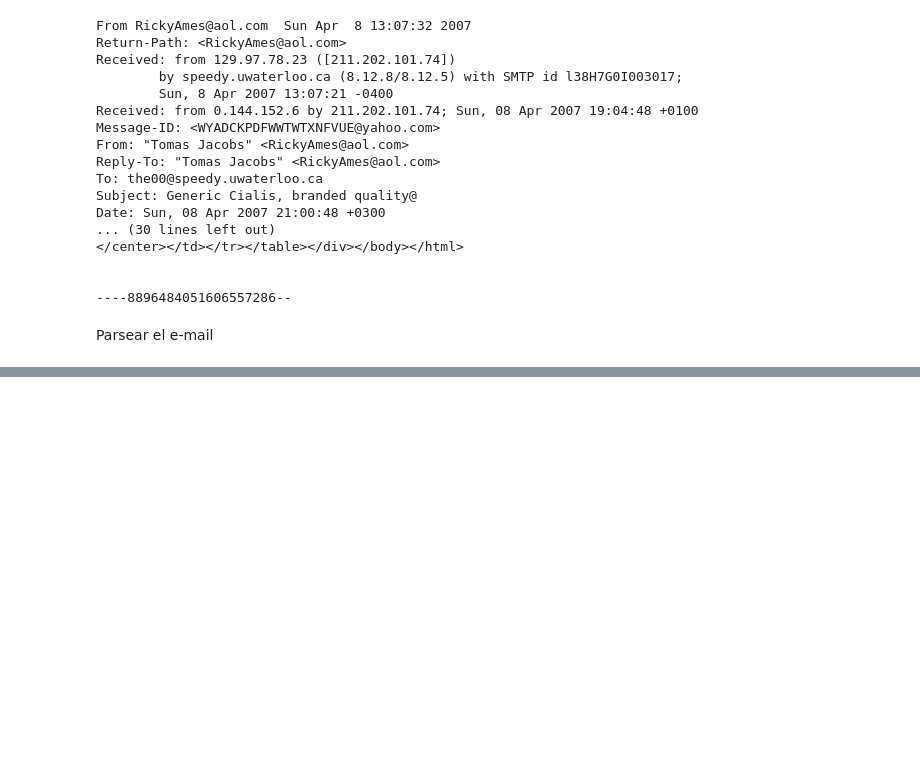
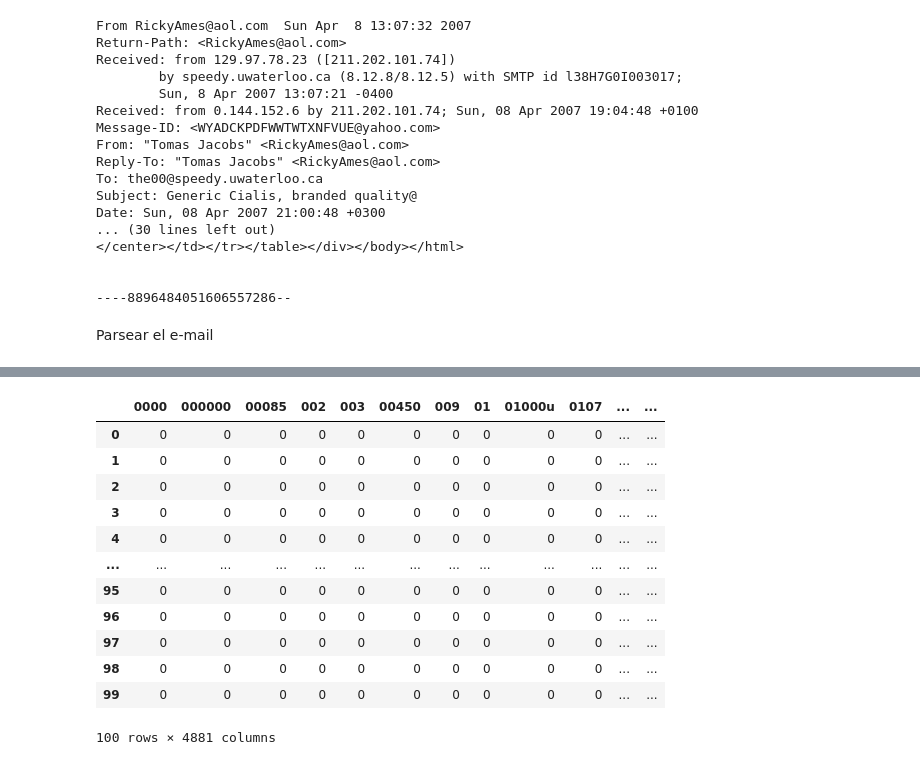
Before and after one commit to Luishernan5/Ejercicios_jupyter, a Jupyter notebook: 05_Regresion_Logistica.ipynb, the cells around one changed output, grey strips where cells are left out. Cells and saved outputs as stored; diff of their text form; code cells hidden in the pictures; blank space fills up the shorter version.

Commit message:
Actualizacion Ejercicio 5 Regresion

```diff
--- a/05_Regresion_Logistica.ipynb
+++ b/05_Regresion_Logistica.ipynb
@@ -140,0 +282,8 @@ ValueError: empty separator
+# %%
+from sklearn.preprocessing import OneHotEncoder
+
+prep_email = [[w] for w in mail['subject'] + mail['body']]
+enc = OneHotEncoder(handle_unknown='ignore')
+x = enc.fit_transform(prep_email)
+print("Feactures: \n", enc.get_feature_names_out())
+print("\nValues:\n", x.toarray())
@@ -140,0 +310,11 @@ ValueError: empty separator
+# %%
+def create_prep_dataset(index_path, n_elements):
+    x = []
+    y = []
+    indexes = parse_index(index_path, n_elements)
+    for i in range(n_elements):
+        print("\nParsing email: {0}".format(i+1), end = ' ')
+        mail, label = parse_email(indexes[i])
+        x.append(" ".join(mail['subject']) + " " + " ".join(mail['body']))
+        y.append(label)
+    return x, y
@@ -140,0 +323,4 @@ ValueError: empty separator
+# %%
+# Leer unicamente un subconjuto de 100 correos
+X_train, y_train = create_prep_dataset("/home/hernan_so5/Documentos/Ejercicios_jupyter/datasets/datasets/trec07p/full/index", 100)
+X_train
@@ -140,0 +362,3 @@ ValueError: empty separator
+# %%
+vectorizer = CountVectorizer()
+X_train = vectorizer.fit_transform(X_train)
@@ -140,0 +378,18 @@ ValueError: empty separator
+# %%
+import pandas as pd
+
+pd.DataFrame(X_train.toarray(), columns=(vectorizer.get_feature_names_out()))
+# %% [output]
+|  | 0000 | 000000 | 00085 | 002 | 003 | 00450 | 009 | 01 | 01000u | 0107 | ... | ... |
+| 0 | 0 | 0 | 0 | 0 | 0 | 0 | 0 | 0 | 0 | 0 | ... | ... |
+| 1 | 0 | 0 | 0 | 0 | 0 | 0 | 0 | 0 | 0 | 0 | ... | ... |
+| 2 | 0 | 0 | 0 | 0 | 0 | 0 | 0 | 0 | 0 | 0 | ... | ... |
+| 3 | 0 | 0 | 0 | 0 | 0 | 0 | 0 | 0 | 0 | 0 | ... | ... |
+| 4 | 0 | 0 | 0 | 0 | 0 | 0 | 0 | 0 | 0 | 0 | ... | ... |
+| ... | ... | ... | ... | ... | ... | ... | ... | ... | ... | ... | ... | ... |
+| 95 | 0 | 0 | 0 | 0 | 0 | 0 | 0 | 0 | 0 | 0 | ... | ... |
+| 96 | 0 | 0 | 0 | 0 | 0 | 0 | 0 | 0 | 0 | 0 | ... | ... |
+| 97 | 0 | 0 | 0 | 0 | 0 | 0 | 0 | 0 | 0 | 0 | ... | ... |
+| 98 | 0 | 0 | 0 | 0 | 0 | 0 | 0 | 0 | 0 | 0 | ... | ... |
+| 99 | 0 | 0 | 0 | 0 | 0 | 0 | 0 | 0 | 0 | 0 | ... | ... |
+100 rows × 4881 columns
```
Also changed, not shown: parts of 22 cells of this notebook.
